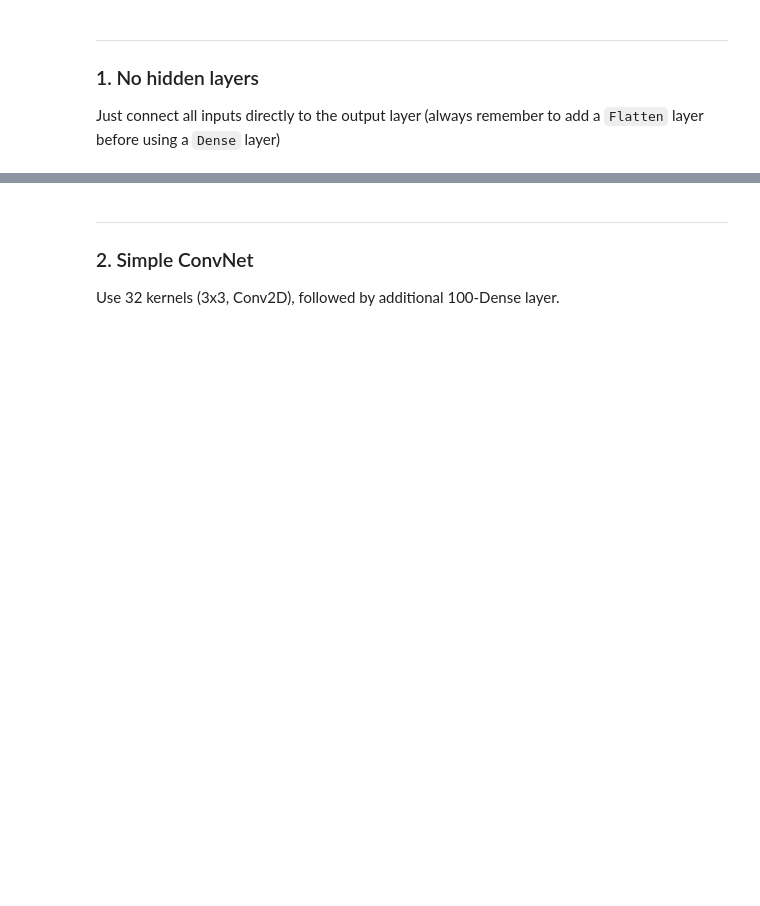
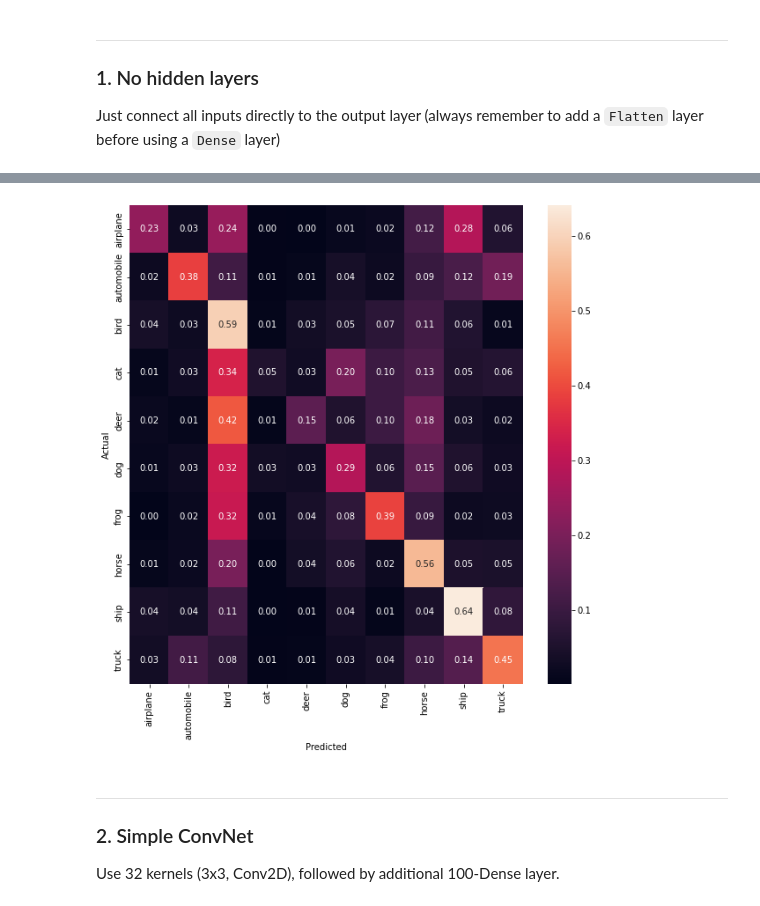
Before and after one commit to sergienko4/deep-learing, a Jupyter notebook: ex3.ipynb, the cells around one changed output, grey strips where cells are left out. Saved outputs shown, nothing was run; the diff lists cells and outputs as text; code cells hidden in the pictures; blank space fills up the shorter version.

```diff
--- a/ex3.ipynb
+++ b/ex3.ipynb
@@ -43,3 +71,15 @@ print('test_labels.shape =',test_labels.shape)
+# %%
+def print_confusion_matrix(true_lables,predicteded_lables ):
+  from sklearn.metrics import confusion_matrix
+  import seaborn as sns
+  predicted = tf.argmax(predicteded_lables, axis=1)
+  cm= confusion_matrix(true_lables, predicted)
+  cmn = cm.astype('float') / cm.sum(axis=1)[:, np.newaxis]
+  fig, ax = plt.subplots(figsize=(10,10))
+  sns.heatmap(cmn, annot=True, fmt='.2f', xticklabels=class_names, yticklabels=class_names)
+  plt.ylabel('Actual')
+  plt.xlabel('Predicted')
+  plt.show(block=False)
 # %% [markdown]
 ***
 General instructions:
@@ -91,3 +155,7 @@ Just connect all inputs directly to the output layer (always remember to add a `
+# %%
+print_confusion_matrix(test_labels,y_pred)
+# %% [output]
+[figure, added]
 # %% [markdown]
 ***
 ### 2. Simple ConvNet
```
Also changed, not shown: parts of 16 cells of this notebook.
